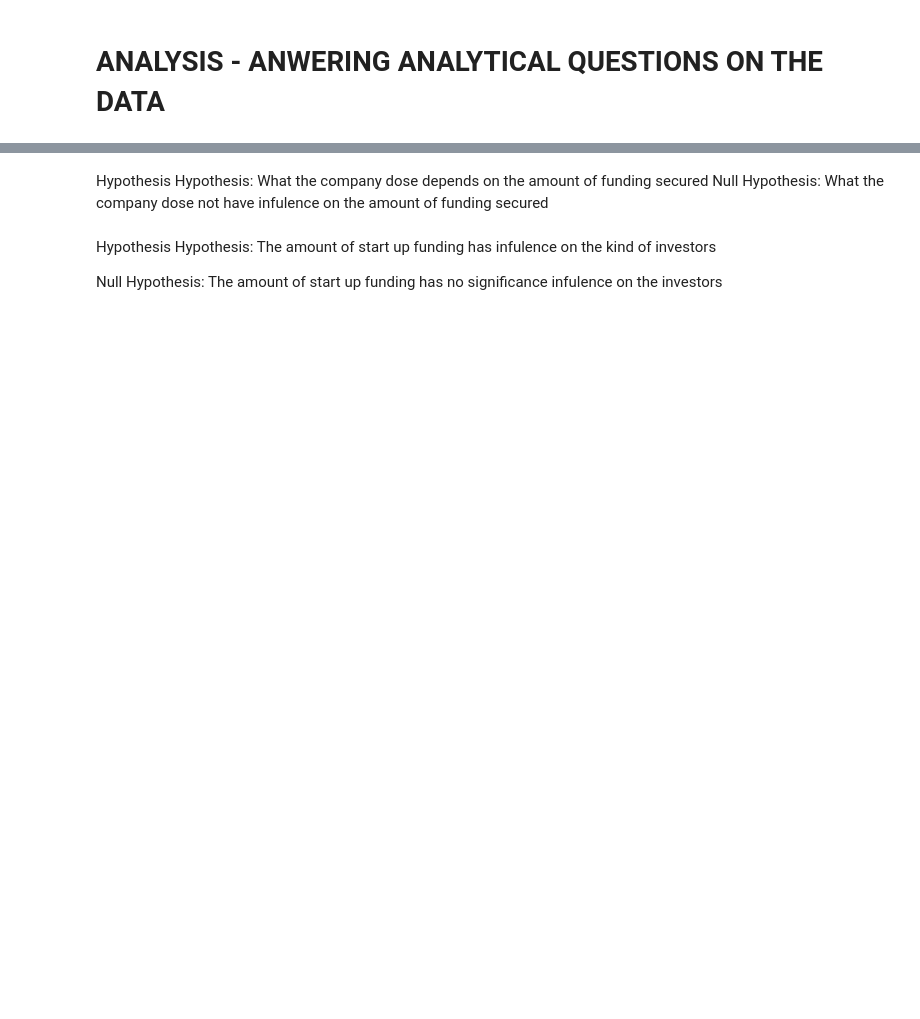
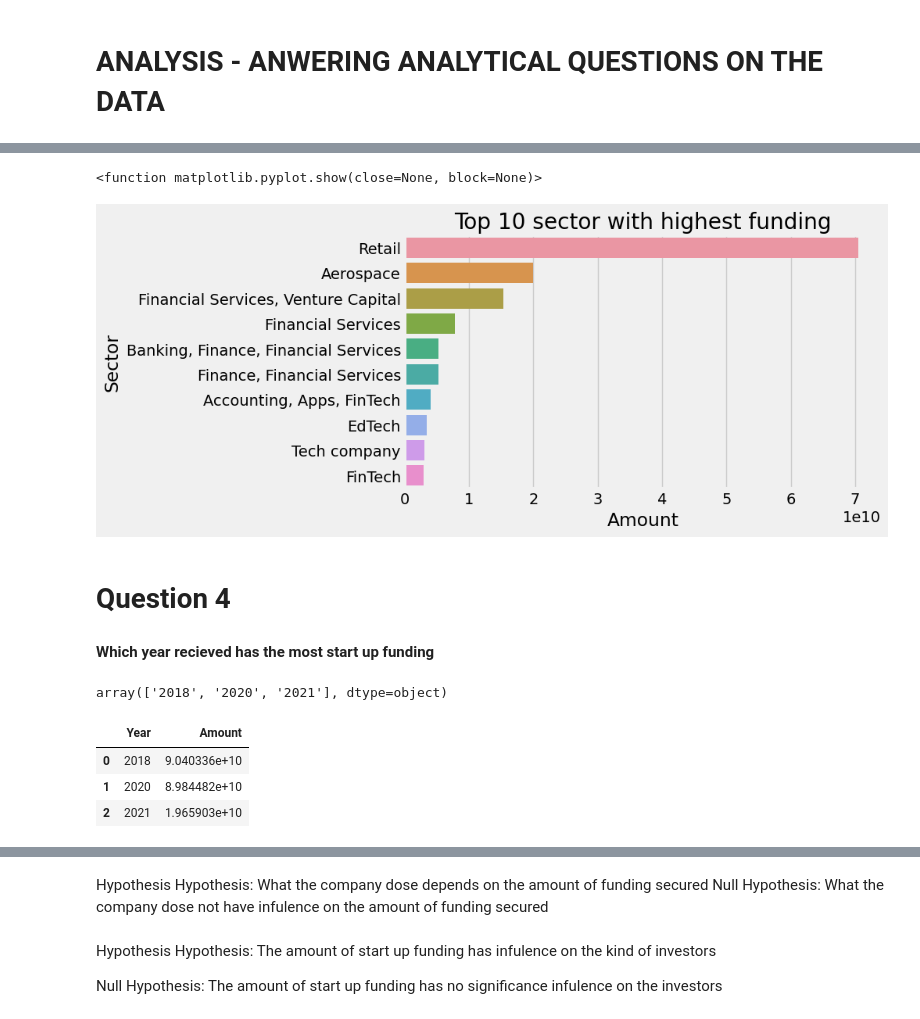
Before and after one commit to obiuzoma/LP1-project, a Jupyter notebook: lp1.ipynb, the cells around one changed output, grey strips where cells are left out. Drawn from its saved outputs; the diff is of its cells as text; code cells hidden in the pictures; blank space fills up the shorter version.

```diff
--- a/lp1.ipynb
+++ b/lp1.ipynb
@@ -567,0 +627,4 @@ TypeError: Neither the `x` nor `y` variable appears to be numeric.
+# %%
+top_10_sector_amount = india_startup_df.groupby('Sector')['Amount'].sum().reset_index()
+top_10_sector_amount = top_10_sector_amount.sort_values(by='Amount', ascending=False)
+top_10_sector_amount.head(10)
@@ -567,0 +643,31 @@ TypeError: Neither the `x` nor `y` variable appears to be numeric.
+# %%
+plt.figure(figsize=(7,4))
+plt.title('Top 10 sector with highest funding')
+plt.style.use('fivethirtyeight')
+
+sns.barplot(y='Sector', x='Amount', palette=None, data=top_10_sector_amount.iloc[:10])
+
+plt.ylabel('Sector')
+plt.xlabel('Amount')
+
+plt.show
+# %% [output]
+<function matplotlib.pyplot.show(close=None, block=None)>
+[figure, added]
+# %% [markdown]
+# Question 4
+# %% [markdown]
+<b>Which year recieved has the most start up funding<b>
+# %%
+india_startup_df['Year'].unique()
+# %% [output]
+array(['2018', '2020', '2021'], dtype=object)
+# %%
+year_startup_funding=india_startup_df.groupby('Year')['Amount'].sum().reset_index()
+year_startup_funding=year_startup_funding.sort_values(by='Amount', ascending=False)
+year_startup_funding
+# %% [output]
+|  | Year | Amount |
+| 0 | 2018 | 9.040336e+10 |
+| 1 | 2020 | 8.984482e+10 |
+| 2 | 2021 | 1.965903e+10 |
```
Also changed, not shown: parts of 44 cells of this notebook.
